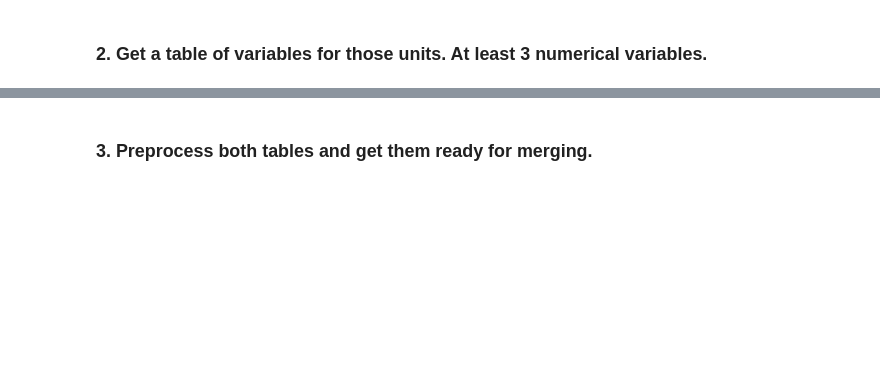
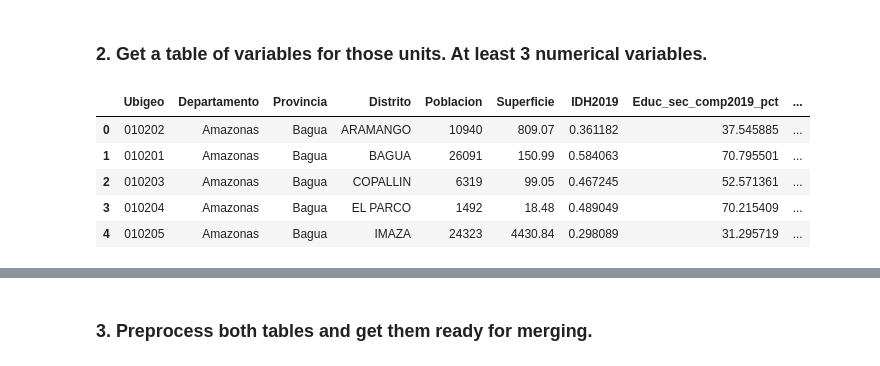
Before and after one commit to IntroSpatialDataScience/MiningGDFProject2, a Jupyter notebook: Ev-p2.ipynb, the cells around one changed output, grey strips where cells are left out. Cells and saved outputs as stored; diff of their text form; code cells hidden in the pictures; blank space fills up the shorter version.

```diff
--- a/Ev-p2.ipynb
+++ b/Ev-p2.ipynb
@@ -11,6 +11,7 @@ import pandas as pd
 ### 1. Get a polygons map of the lowest administrative unit possible.
 # %%
 peruMaps = "https://github.com/IntroSpatialDataScience/MiningGDFProject2/raw/main/maps/PeMaps.gpkg"
+DistExcel = "https://github.com/IntroSpatialDataScience/MiningGDFProject2/raw/main/data/dataPeru_indicadores.xlsx"
 # %%
 listlayers(peruMaps)
 # %% [output]
@@ -20,3 +69,14 @@ peruMun = gpd.read_file(peruMaps,layer="mun")
 # %% [markdown]
 
 ### 2. Get a table of variables for those units. At least 3 numerical variables.
+# %%
+datadis=pd.read_excel(DistExcel,
+                     dtype={'Ubigeo': object})
+datadis.head(5)
+# %% [output]
+|  | Ubigeo | Departamento | Provincia | Distrito | Poblacion | Superficie | IDH2019 | Educ_sec_comp2019_pct | ... |
+| 0 | 010202 | Amazonas | Bagua | ARAMANGO | 10940 | 809.07 | 0.361182 | 37.545885 | ... |
+| 1 | 010201 | Amazonas | Bagua | BAGUA | 26091 | 150.99 | 0.584063 | 70.795501 | ... |
+| 2 | 010203 | Amazonas | Bagua | COPALLIN | 6319 | 99.05 | 0.467245 | 52.571361 | ... |
+| 3 | 010204 | Amazonas | Bagua | EL PARCO | 1492 | 18.48 | 0.489049 | 70.215409 | ... |
+| 4 | 010205 | Amazonas | Bagua | IMAZA | 24323 | 4430.84 | 0.298089 | 31.295719 | ... |
```
Also changed, not shown: parts of 23 cells of this notebook.
